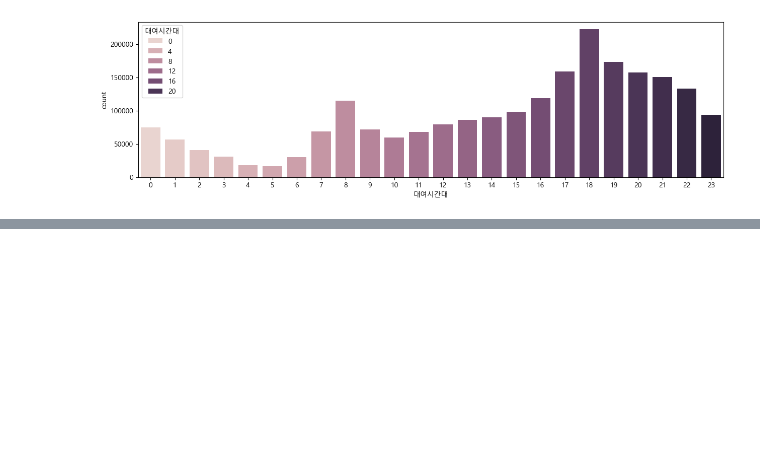
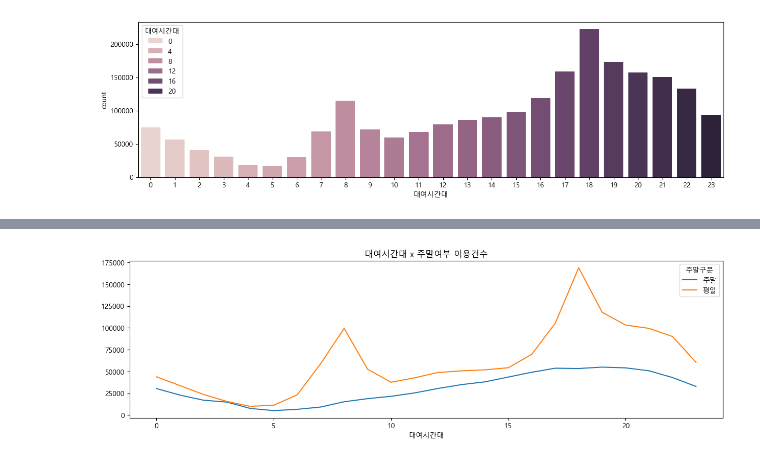
Before and after one commit to TAEstationSUNG/pythonexercise06, a Jupyter notebook: 20260522/src/bike-analysis.ipynb, the cells around one changed output, grey strips where cells are left out. Drawn from its saved outputs; the diff is of its cells as text; code cells hidden in the pictures; blank space fills up the shorter version.

```diff
--- a/20260522/src/bike-analysis.ipynb
+++ b/20260522/src/bike-analysis.ipynb
@@ -463,0 +503,5 @@ python
+# %%
+weekends_dayofweek_ride.plot(kind='line', title='대여시간대 x 주말여부 이용건수', figsize=(15,4))
+pass
+# %% [output]
+[figure, added]
```
Also changed, not shown: parts of 18 cells of this notebook, 1 other file.
